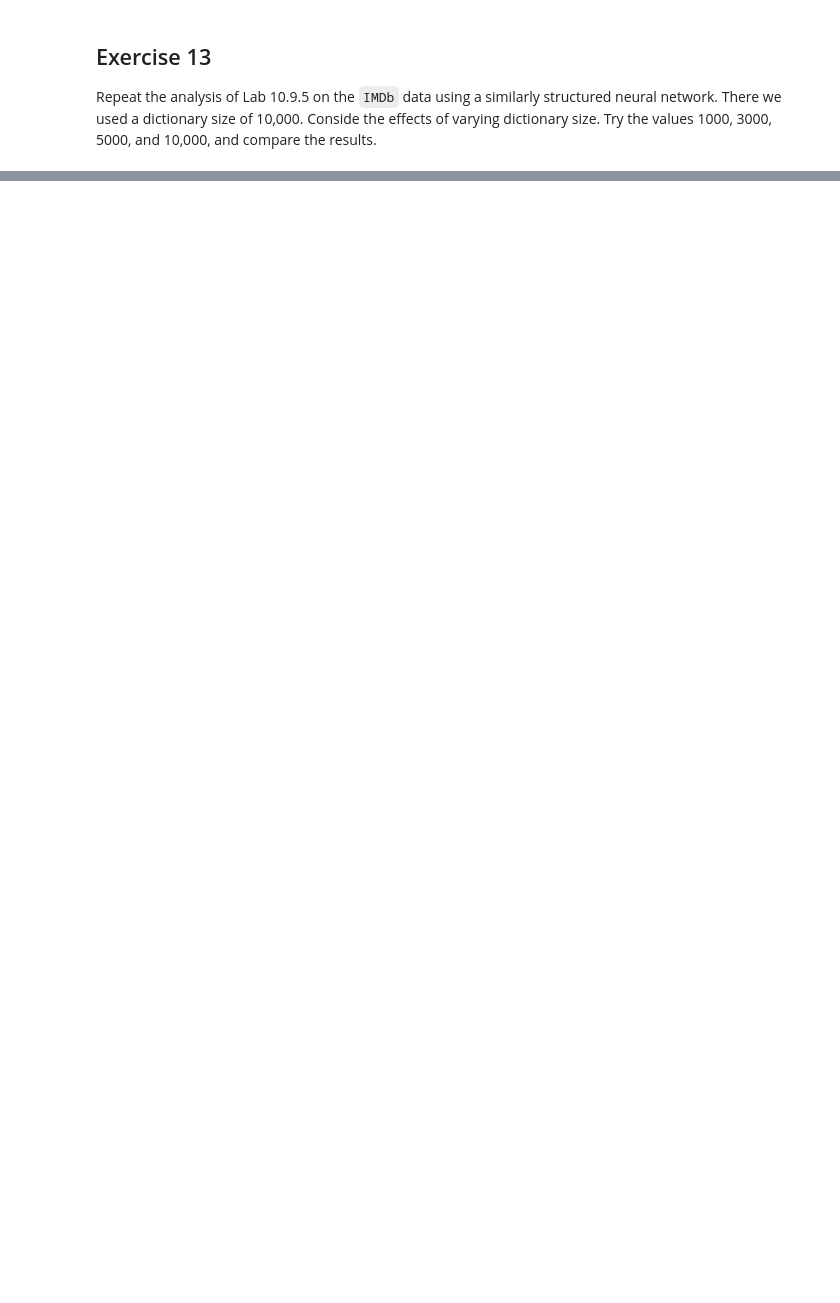
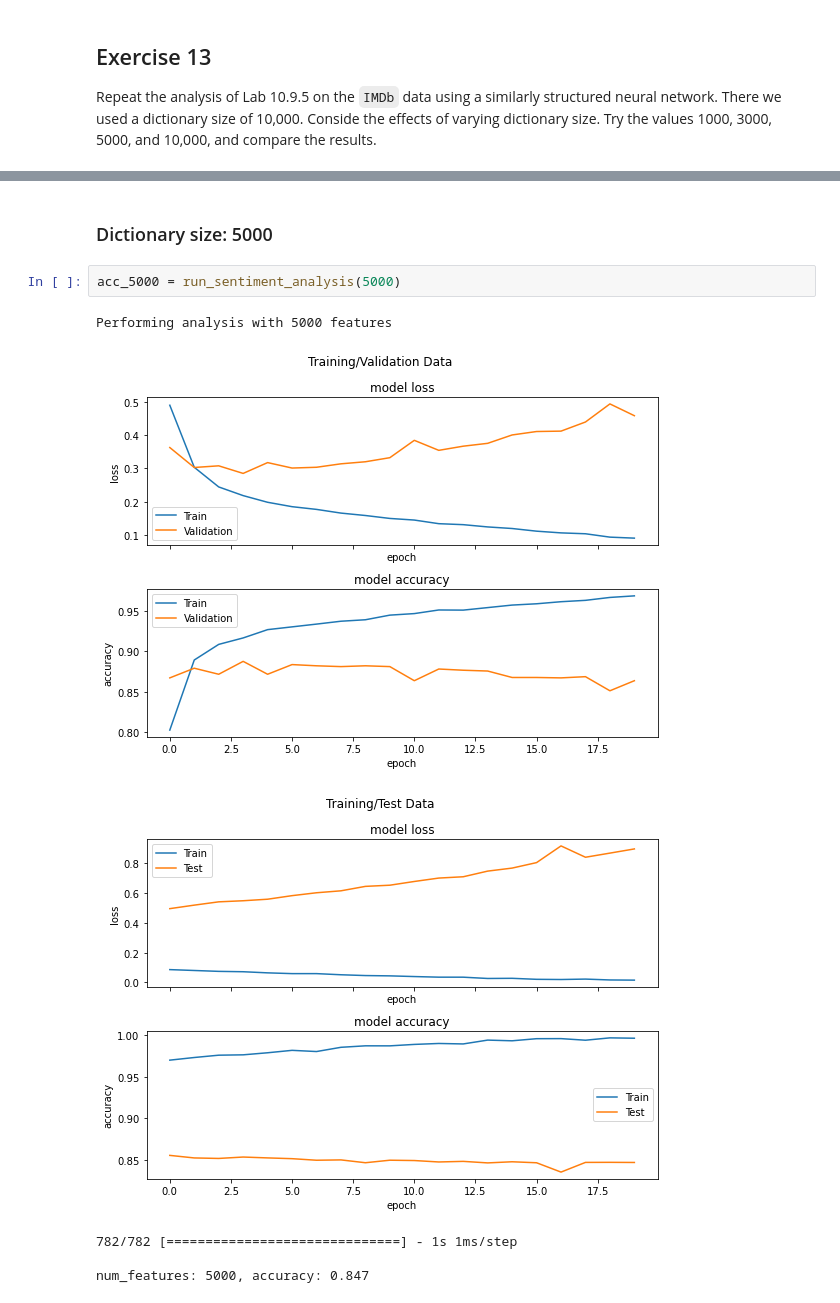
Before and after one commit to papir805/ISLR2, a Jupyter notebook: Python/chp10/exercises/chp_10_exercises_me.ipynb, the cells around one changed output, grey strips where cells are left out. Drawn from its saved outputs; the diff is of its cells as text; blank space fills up the shorter version.

```diff
--- a/Python/chp10/exercises/chp_10_exercises_me.ipynb
+++ b/Python/chp10/exercises/chp_10_exercises_me.ipynb
@@ -911,0 +866,11 @@ Using various different dictionary sizes doesn't seem to change the classificati
+# %% [markdown]
+### Dictionary size: 5000
+# %%
+acc_5000 = run_sentiment_analysis(5000)
+# %% [output]
+Performing analysis with 5000 features
+[figure, added]
+[figure, added]
+782/782 [==============================] - 1s 1ms/step
+
+num_features: 5000, accuracy: 0.847
```
Also changed, not shown: parts of 78 cells of this notebook, 3 other files.
